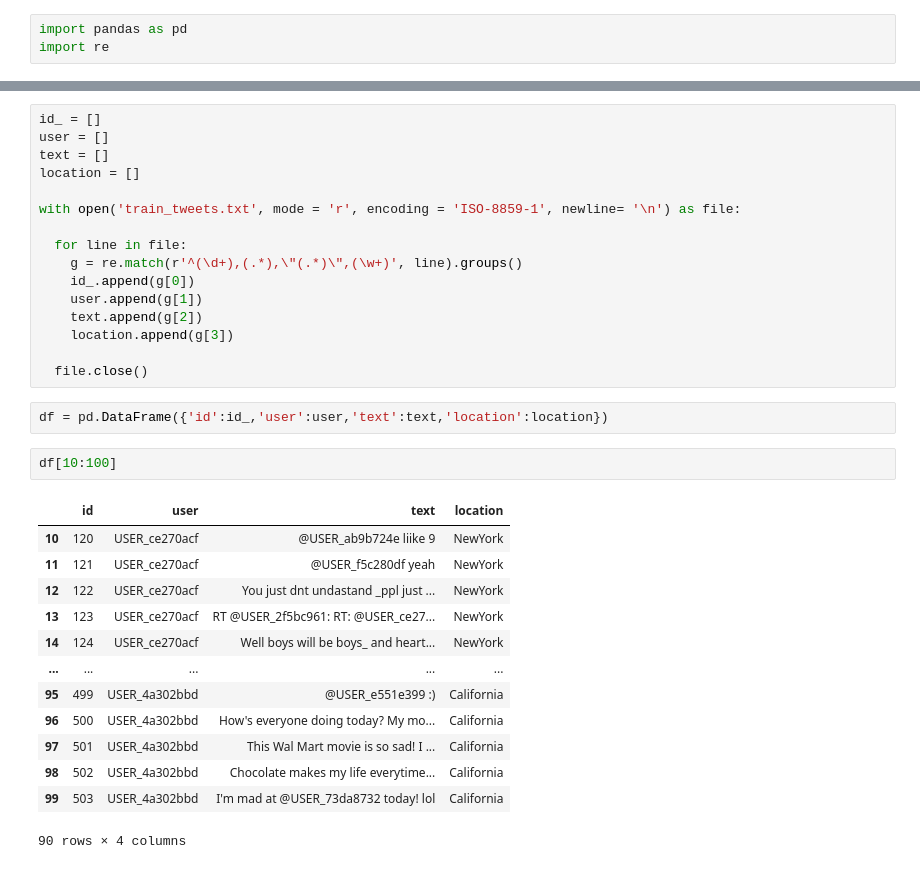
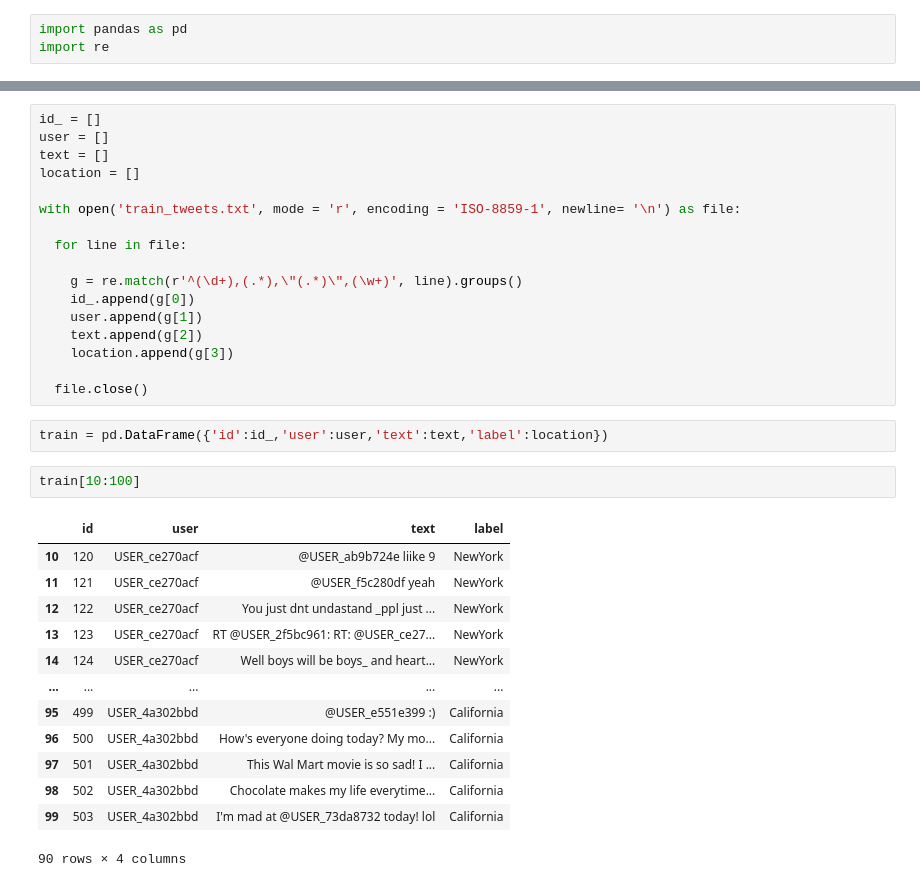
Before and after one commit to hmooy/Geolocation, a Jupyter notebook: geolocation_tweets.ipynb, the cells around one changed output, grey strips where cells are left out. Cells and saved outputs as stored; diff of their text form.

```diff
--- a/geolocation_tweets.ipynb
+++ b/geolocation_tweets.ipynb
@@ -18,6 +17,7 @@ location = []
 with open('train_tweets.txt', mode = 'r', encoding = 'ISO-8859-1', newline= '\n') as file:
 
   for line in file:
+
     g = re.match(r'^(\d+),(.*),\"(.*)\",(\w+)', line).groups()
     id_.append(g[0])
     user.append(g[1])
@@ -26,11 +26,11 @@ with open('train_tweets.txt', mode = 'r', encoding = 'ISO-8859-1', newline= '\n'
 
   file.close()
 # %%
-df = pd.DataFrame({'id':id_,'user':user,'text':text,'location':location})
+train = pd.DataFrame({'id':id_,'user':user,'text':text,'label':location})
 # %%
-df[10:100]
+train[10:100]
 # %% [output]
-|  | id | user | text | location |
+|  | id | user | text | label |
 | 10 | 120 | USER_ce270acf | @USER_ab9b724e liike 9 | NewYork |
 | 11 | 121 | USER_ce270acf | @USER_f5c280df yeah | NewYork |
 | 12 | 122 | USER_ce270acf | You just dnt undastand _ppl just ... | NewYork |
```
Also changed, not shown: parts of 40 cells of this notebook.
